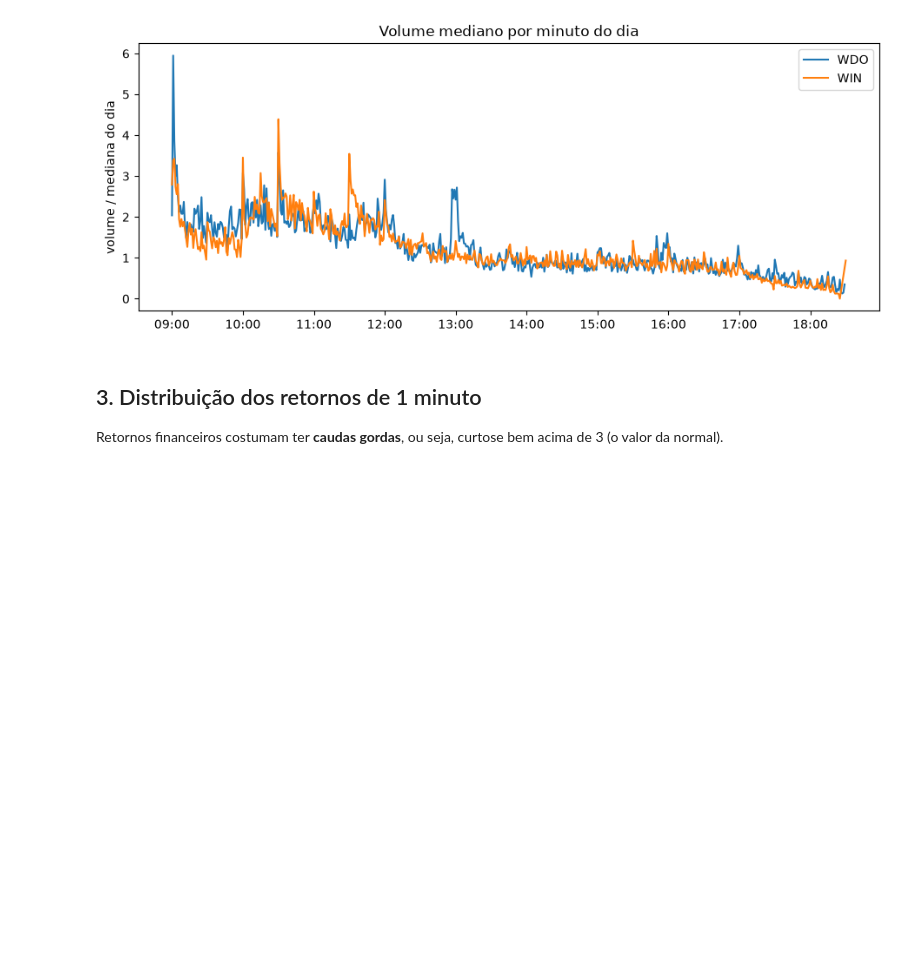
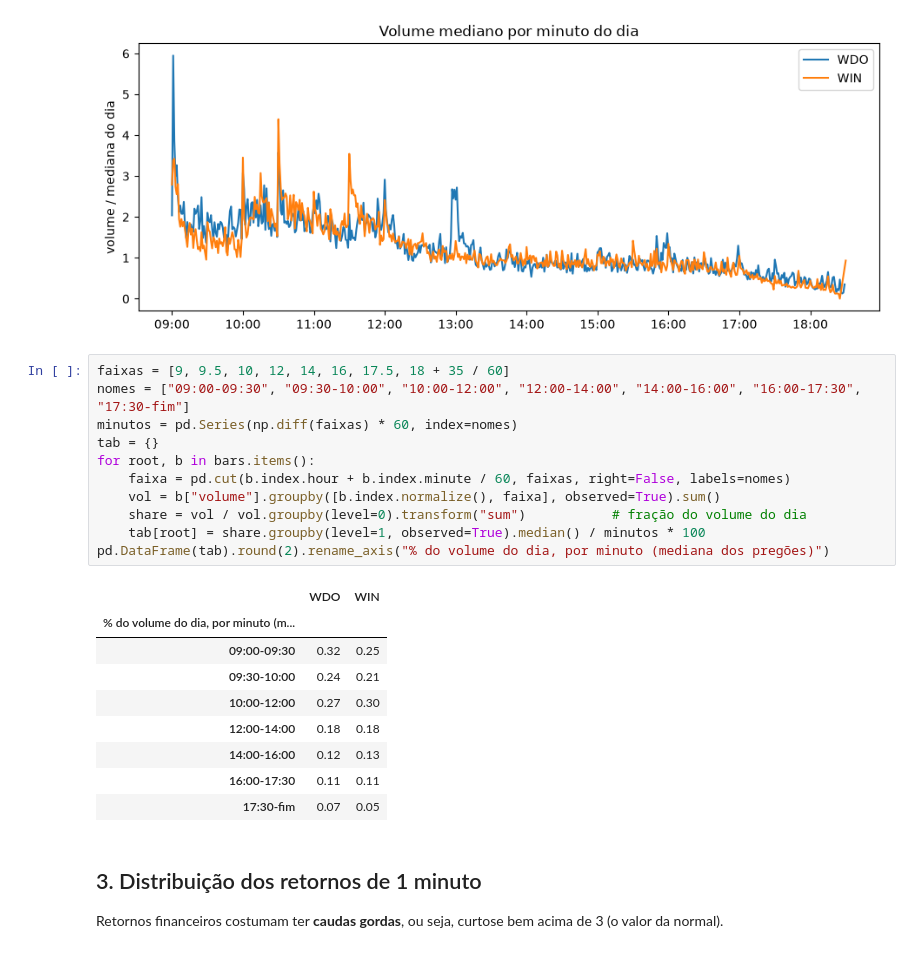
Before and after one commit to marcosemn/islp-b3-futures, a Jupyter notebook: notebooks/00_exploracao_wdo_win.ipynb, the cells around one changed output. Cells and saved outputs as stored; diff of their text form; blank space fills up the shorter version.

```diff
--- a/notebooks/00_exploracao_wdo_win.ipynb
+++ b/notebooks/00_exploracao_wdo_win.ipynb
@@ -94,6 +120,27 @@ ax.set_title("Volume mediano por minuto do dia")
 # %% [output]
 Text(0.5, 1.0, 'Volume mediano por minuto do dia')
 [figure]
+# %%
+faixas = [9, 9.5, 10, 12, 14, 16, 17.5, 18 + 35 / 60]
+nomes = ["09:00-09:30", "09:30-10:00", "10:00-12:00", "12:00-14:00", "14:00-16:00", "16:00-17:30", "17:30-fim"]
+minutos = pd.Series(np.diff(faixas) * 60, index=nomes)
+tab = {}
+for root, b in bars.items():
+    faixa = pd.cut(b.index.hour + b.index.minute / 60, faixas, right=False, labels=nomes)
+    vol = b["volume"].groupby([b.index.normalize(), faixa], observed=True).sum()
+    share = vol / vol.groupby(level=0).transform("sum")           # fração do volume do dia
+    tab[root] = share.groupby(level=1, observed=True).median() / minutos * 100
+pd.DataFrame(tab).round(2).rename_axis("% do volume do dia, por minuto (mediana dos pregões)")
+# %% [output]
+|  | WDO | WIN |
+| % do volume do dia, por minuto (m... |  |  |
+| 09:00-09:30 | 0.32 | 0.25 |
+| 09:30-10:00 | 0.24 | 0.21 |
+| 10:00-12:00 | 0.27 | 0.30 |
+| 12:00-14:00 | 0.18 | 0.18 |
+| 14:00-16:00 | 0.12 | 0.13 |
+| 16:00-17:30 | 0.11 | 0.11 |
+| 17:30-fim | 0.07 | 0.05 |
 # %% [markdown]
 ## 3. Distribuição dos retornos de 1 minuto
 Retornos financeiros costumam ter **caudas gordas**, ou seja, curtose bem acima de 3 (o valor da normal).
```
Also changed, not shown: parts of 7 cells of this notebook, 1 other file.
